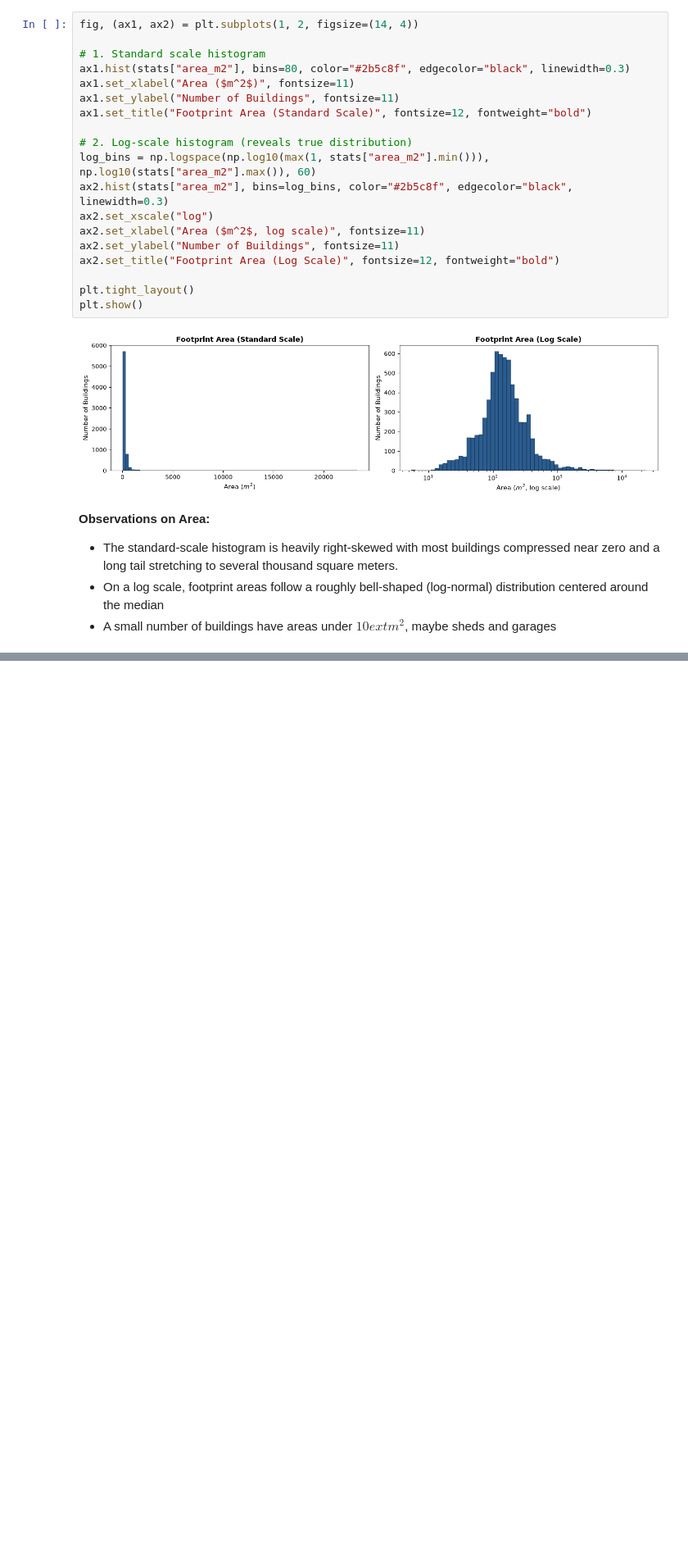
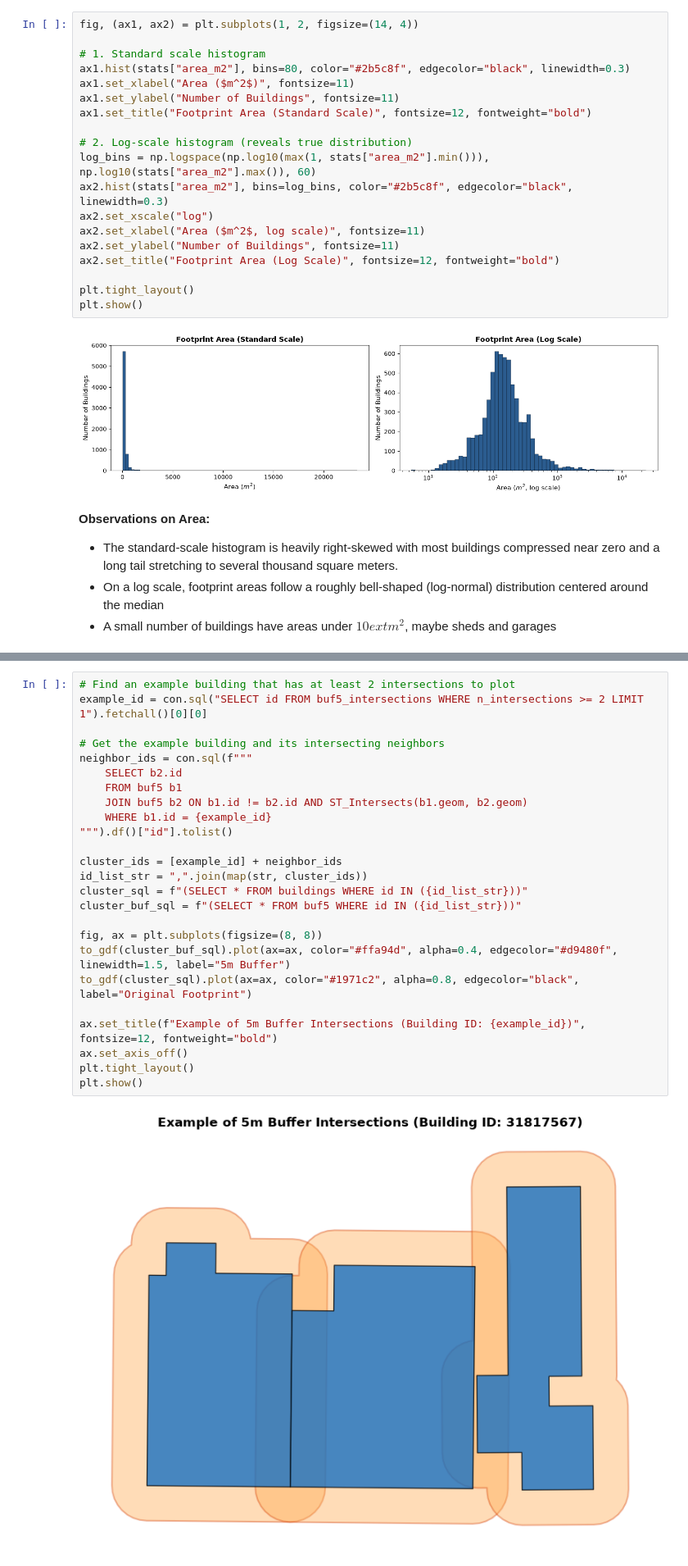
Before and after one commit to aarshiagupta/property-footprint-intelligence, a Jupyter notebook: notebooks/footprint_analysis/92105_city_heights.ipynb, the cells around one changed output, grey strips where cells are left out. Shown at 82% size. Drawn from its saved outputs; the diff is of its cells as text; blank space fills up the shorter version.

```diff
--- a/notebooks/footprint_analysis/92105_city_heights.ipynb
+++ b/notebooks/footprint_analysis/92105_city_heights.ipynb
@@ -485,0 +462,27 @@ plt.show()
+# %%
+# Find an example building that has at least 2 intersections to plot
+example_id = con.sql("SELECT id FROM buf5_intersections WHERE n_intersections >= 2 LIMIT 1").fetchall()[0][0]
+
+# Get the example building and its intersecting neighbors
+neighbor_ids = con.sql(f"""
+    SELECT b2.id
+    FROM buf5 b1
+    JOIN buf5 b2 ON b1.id != b2.id AND ST_Intersects(b1.geom, b2.geom)
+    WHERE b1.id = {example_id}
+""").df()["id"].tolist()
+
+cluster_ids = [example_id] + neighbor_ids
+id_list_str = ",".join(map(str, cluster_ids))
+cluster_sql = f"(SELECT * FROM buildings WHERE id IN ({id_list_str}))"
+cluster_buf_sql = f"(SELECT * FROM buf5 WHERE id IN ({id_list_str}))"
+
+fig, ax = plt.subplots(figsize=(8, 8))
+to_gdf(cluster_buf_sql).plot(ax=ax, color="#ffa94d", alpha=0.4, edgecolor="#d9480f", linewidth=1.5, label="5m Buffer")
+to_gdf(cluster_sql).plot(ax=ax, color="#1971c2", alpha=0.8, edgecolor="black", label="Original Footprint")
+
+ax.set_title(f"Example of 5m Buffer Intersections (Building ID: {example_id})", fontsize=12, fontweight="bold")
+ax.set_axis_off()
+plt.tight_layout()
+plt.show()
+# %% [output]
+[figure, added]
```
Also changed, not shown: parts of 53 cells of this notebook.
